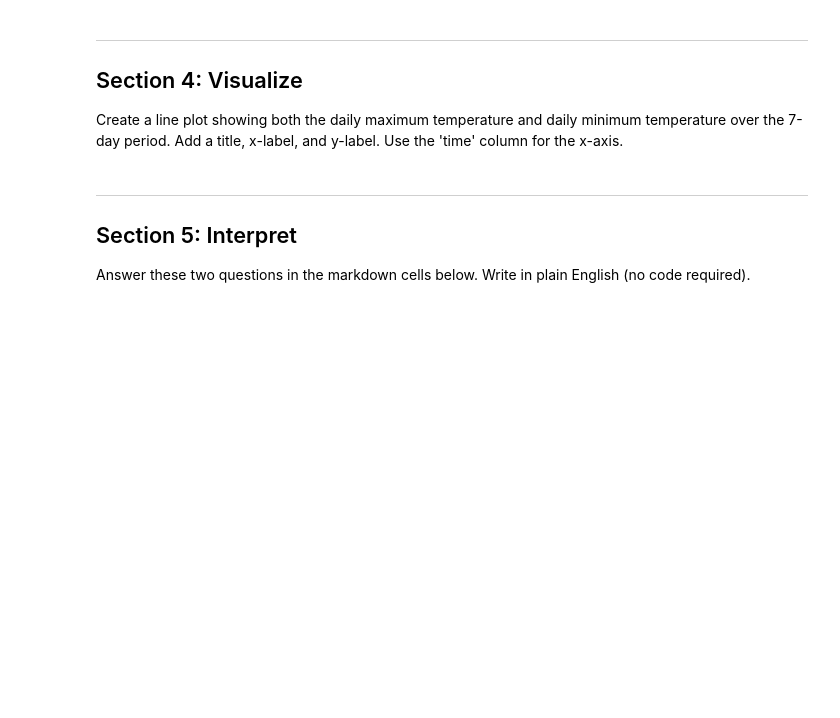
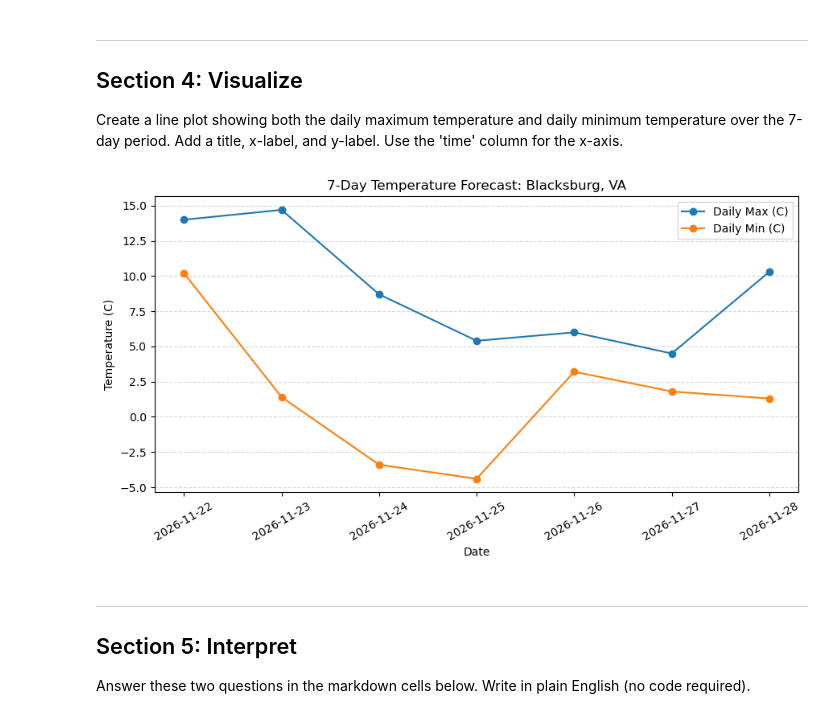
Before and after one commit to vmadagiri/cs5045, a Jupyter notebook: M13/hw13.ipynb, the cells around one changed output. Cells and saved outputs as stored; diff of their text form; code cells hidden in the pictures; blank space fills up the shorter version.

```diff
--- a/M13/hw13.ipynb
+++ b/M13/hw13.ipynb
@@ -45,10 +45,10 @@ Look up your city's latitude and longitude at https://www.latlong.net or use the
 # Fill in the latitude, longitude, and timezone for your chosen city.
 # Replace the blanks below with real values from the table or latlong.net.
 
-MY_CITY     = '__________'   # example: 'Blacksburg, VA'
-MY_LAT      = __________     # example: 37.2296
-MY_LON      = __________     # example: -80.4139
-MY_TIMEZONE = '__________'   # example: 'America/New_York'
+MY_CITY     = 'Blacksburg, VA'   # example: 'Blacksburg, VA'
+MY_LAT      = 37.2296     # example: 37.2296
+MY_LON      = -80.4139     # example: -80.4139
+MY_TIMEZONE = 'America/New_York'   # example: 'America/New_York'
 
 URL = 'https://api.open-meteo.com/v1/forecast'
 params = {
@@ -131,12 +143,12 @@ print('Max temp day 1 (C):', __________)
 # %%
 # 3a. Build a DataFrame from data["daily"].
 #     Fill in the blank: pd.DataFrame takes the dict of parallel lists.
-df = pd.DataFrame(__________)
+df = pd.DataFrame(data['daily'])
 
 # 3b. Print the shape.
 #     Expected: (7, 4), meaning 7 days and 4 columns
-print('Shape:', __________)
+print('Shape:', df.shape)
 
 # 3c. Print the first 5 rows.
 print('\nFirst 5 rows:')
-print(__________)
+print(df.head())
@@ -148,29 +170,31 @@ Create a line plot showing both the daily maximum temperature and daily minimum
 # %%
 # 4a. Create a line plot with two lines: max temp and min temp.
 #     Use plt.plot() for each line, or df.plot() if you prefer pandas plotting.
 #     Fill in the blanks below.
 
 fig, ax = plt.subplots(figsize=(9, 5))
 
 # Line 1: daily maximum temperature
-ax.plot(df['time'], df[__________],
+ax.plot(df['time'], df['temperature_2m_max'],
         marker='o', label='Daily Max (C)')
 
 # Line 2: daily minimum temperature
-ax.plot(df['time'], df[__________],
+ax.plot(df['time'], df['temperature_2m_min'],
         marker='o', label='Daily Min (C)')
 
 # 4b. Fill in the title and axis labels.
-ax.set_title(__________)
-ax.set_xlabel(__________)
-ax.set_ylabel(__________)
+ax.set_title('7-Day Temperature Forecast: Blacksburg, VA')
+ax.set_xlabel('Date')
+ax.set_ylabel('Temperature (C)')
 
 ax.tick_params(axis='x', rotation=30)
 ax.legend()
 ax.grid(axis='y', linestyle='--', alpha=0.5)
 
 plt.tight_layout()
 plt.show()
+# %% [output]
+[figure, added]
 # %% [markdown]
 ---
 ## Section 5: Interpret
```
Also changed, not shown: parts of 12 cells of this notebook.
